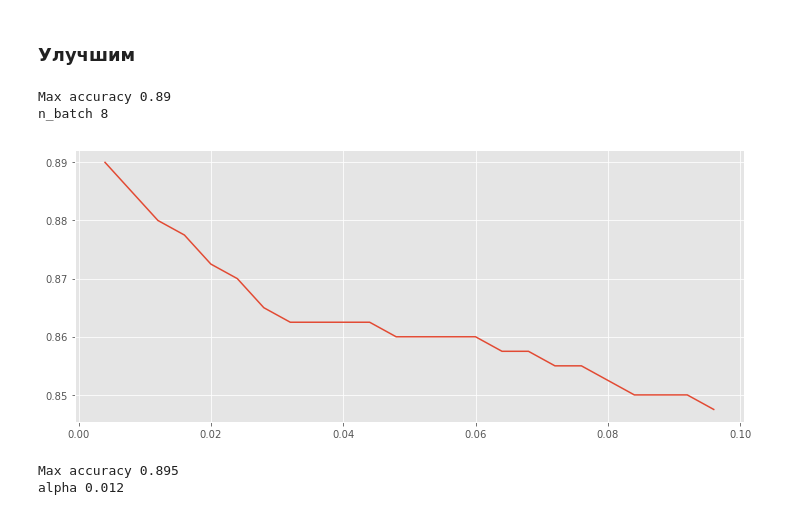
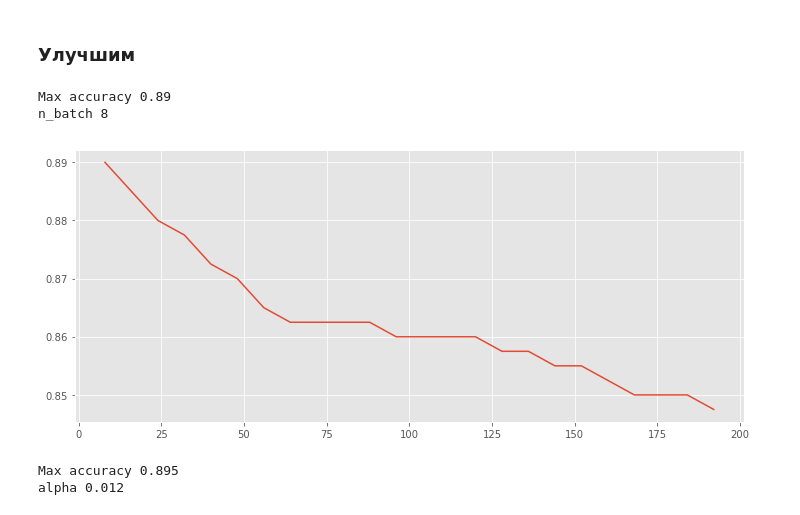
Before and after one commit to vladimirbelyaev/DM_sphere, a Jupyter notebook: hw4-lin-model/belyaev_hw4-lin-models.ipynb, the cells around one changed output. Saved outputs shown, nothing was run; the diff lists cells and outputs as text; code cells hidden in the pictures.

```diff
--- a/hw4-lin-model/belyaev_hw4-lin-models.ipynb
+++ b/hw4-lin-model/belyaev_hw4-lin-models.ipynb
@@ -193,15 +193,15 @@ print w
 # %%
 batch_nums = np.arange(1,25) * 8
 accur = []
 for b_num in tqdm(batch_nums):
     accur.append(accuracy_score(y, MySGDClassifier(n_batch = b_num).fit(X, y).predict(X)))
-plt.plot(reg,accur)
+plt.plot(batch_nums, accur)
 print "Max accuracy",np.array(accur).max()
 print "n_batch", batch_nums[np.array(accur).argmax()]
 # %% [output]
 Max accuracy 0.89
 n_batch 8
-[figure, old version]
+[figure, new version]
 # %%
 alpha_lst = np.arange(1,25)*0.004
 accur = []
```
Also changed, not shown: parts of 7 cells of this notebook.
